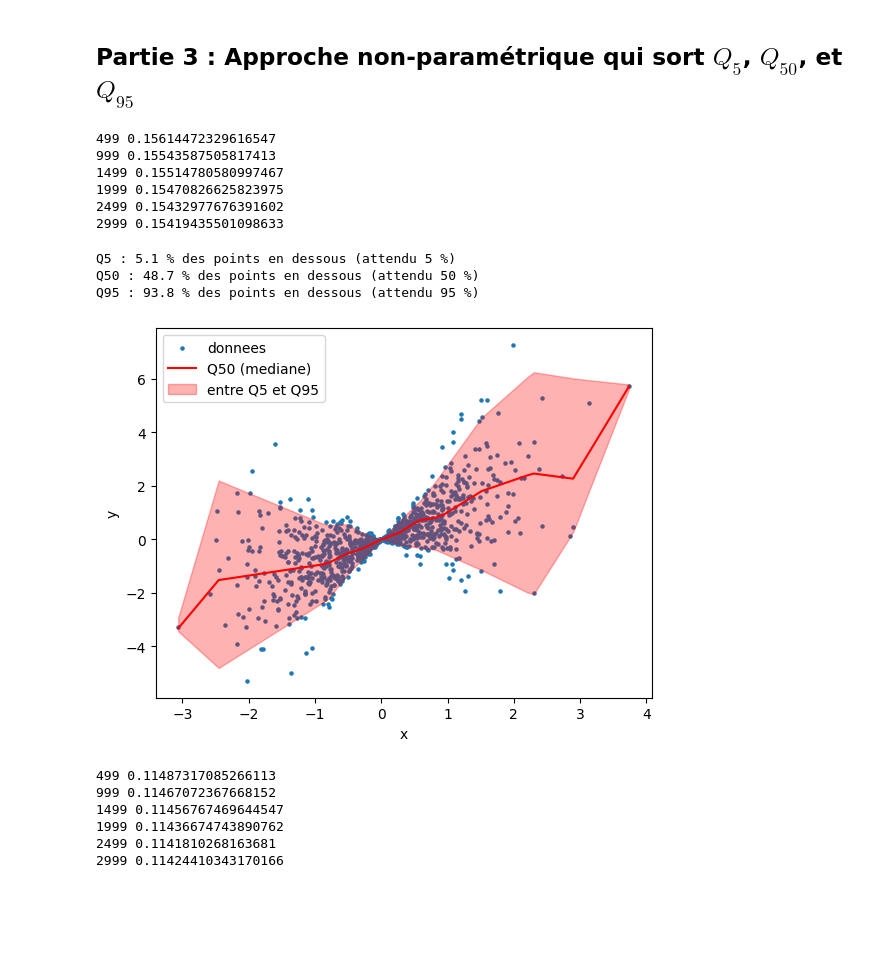
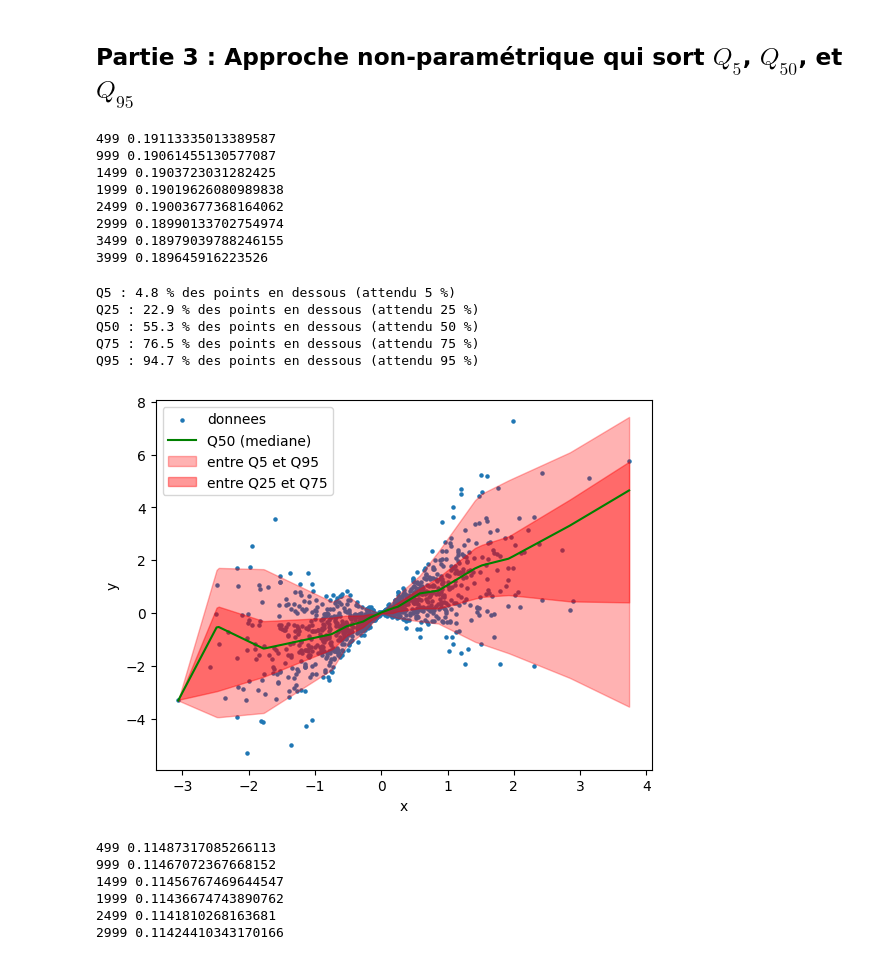
Before and after one commit to skanderamor22-a11y/UE-D---Uncertanity-Quantification, a Jupyter notebook: sujet_projet_deep_learning_incertitude.ipynb, the cells around one changed output. Drawn from its saved outputs; the diff is of its cells as text; code cells hidden in the pictures; blank space fills up the shorter version.

```diff
--- a/sujet_projet_deep_learning_incertitude.ipynb
+++ b/sujet_projet_deep_learning_incertitude.ipynb
@@ -210,14 +210,14 @@ points dans mu +- 2 sigma : 0.953000009059906
 # %% [markdown]
 ## Partie 3 : Approche non-paramétrique qui sort $Q_{5}$, $Q_{50}$, et $Q_{95}$
 # %%
-tau = torch.tensor([0.05, 0.5, 0.95])
+tau = torch.tensor([0.05,0.25, 0.5,0.75, 0.95])
 # %%
 class MLP_quantiles(nn.Module):
     def __init__(self):
         super().__init__()
         self.l1 = nn.Linear(1,32)
         self.relu = nn.ReLU()
-        self.l2 = nn.Linear(32,3)
+        self.l2 = nn.Linear(32,5)
 
     def forward(self, x):
         x = self.l1(x)
@@ -233,7 +233,7 @@ torch.manual_seed(0)
 model = MLP_quantiles()
 optimizer = torch.optim.Adam(model.parameters(), lr=0.01)
 
-for t in range(3000):
+for t in range(4000):
     q = model(x)
     loss = pinball(y, q, tau)
 
@@ -244,32 +244,37 @@ for t in range(3000):
     if t % 500 == 499:
         print(t, loss.item())
 # %% [output]
-499 0.15614472329616547
-999 0.15543587505817413
-1499 0.15514780580997467
-1999 0.15470826625823975
-2499 0.15432977676391602
-2999 0.15419435501098633
+499 0.19113335013389587
+999 0.19061455130577087
+1499 0.1903723031282425
+1999 0.19019626080989838
+2499 0.19003677368164062
+2999 0.18990133702754974
+3499 0.18979039788246155
+3999 0.189645916223526
 # %%
 with torch.no_grad():
     q = model(x)
 
-for k in range(3):
+for k in range (len(tau)):
     dessous = (y < q[:, k:k+1]).float().mean().item()
     print(f"Q{int(tau[k]*100)} : {dessous*100:.1f} % des points en dessous (attendu {tau[k]*100:.0f} %)")
 
 plt.scatter(x, y, s=5, label='donnees')
-plt.plot(x, q[:, 1], 'r', label='Q50 (mediane)')
-plt.fill_between(x[:,0], q[:, 0], q[:, 2], alpha=0.3, color='r', label='entre Q5 et Q95')
+plt.plot(x, q[:, 2], 'g', label='Q50 (mediane)')
+plt.fill_between(x[:,0], q[:, 0], q[:, 4], alpha=0.3, color='r', label='entre Q5 et Q95')
+plt.fill_between(x[:,0], q[:, 1], q[:, 3], alpha=0.4, color='r', label='entre Q25 et Q75')
 plt.xlabel('x')
 plt.ylabel('y')
 plt.legend()
 plt.show()
 # %% [output]
-Q5 : 5.1 % des points en dessous (attendu 5 %)
-Q50 : 48.7 % des points en dessous (attendu 50 %)
-Q95 : 93.8 % des points en dessous (attendu 95 %)
+Q5 : 4.8 % des points en dessous (attendu 5 %)
+Q25 : 22.9 % des points en dessous (attendu 25 %)
+Q50 : 55.3 % des points en dessous (attendu 50 %)
+Q75 : 76.5 % des points en dessous (attendu 75 %)
+Q95 : 94.7 % des points en dessous (attendu 95 %)
-[figure, old version]
+[figure, new version]
 # %%
 tau = torch.tensor([0.01,0.5, 0.99])
 for t in range(3000):
```
Also changed, not shown: parts of 4 cells of this notebook.
